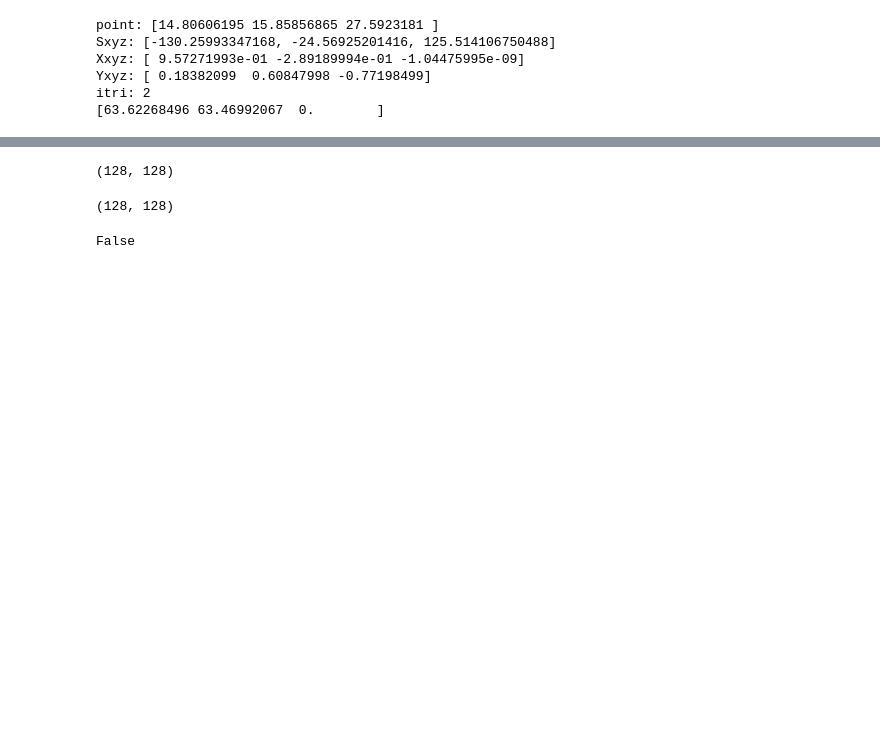
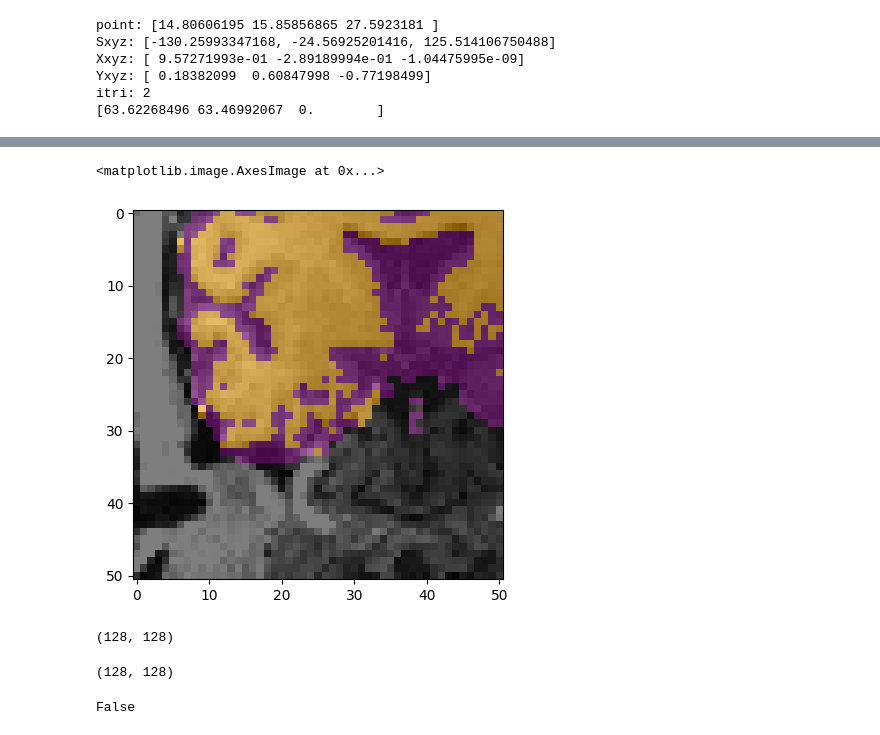
Before and after one commit to elisedl1/MRI-Thermometry-Prediction, a Jupyter notebook: resample.ipynb, the cells around one changed output, grey strips where cells are left out. Cells and saved outputs as stored; diff of their text form; code cells hidden in the pictures; blank space fills up the shorter version.

```diff
--- a/resample.ipynb
+++ b/resample.ipynb
@@ -419,3 +541,9 @@ plt.show()
+# %%
+plt.imshow(segmentation_cropped,cmap=custom_colormap, vmin=0, vmax=max(integer_values))
+plt.imshow(anatCropped, alpha = 0.5)
+# %% [output]
+<matplotlib.image.AxesImage at 0x...>
+[figure, added]
 # %%
 def pixel2pixel_difference_visualization(real_temp, predicted_temp):
     real_temp_arr = np.array(real_temp)
```
Also changed, not shown: parts of 15 cells of this notebook, 1 other file.
